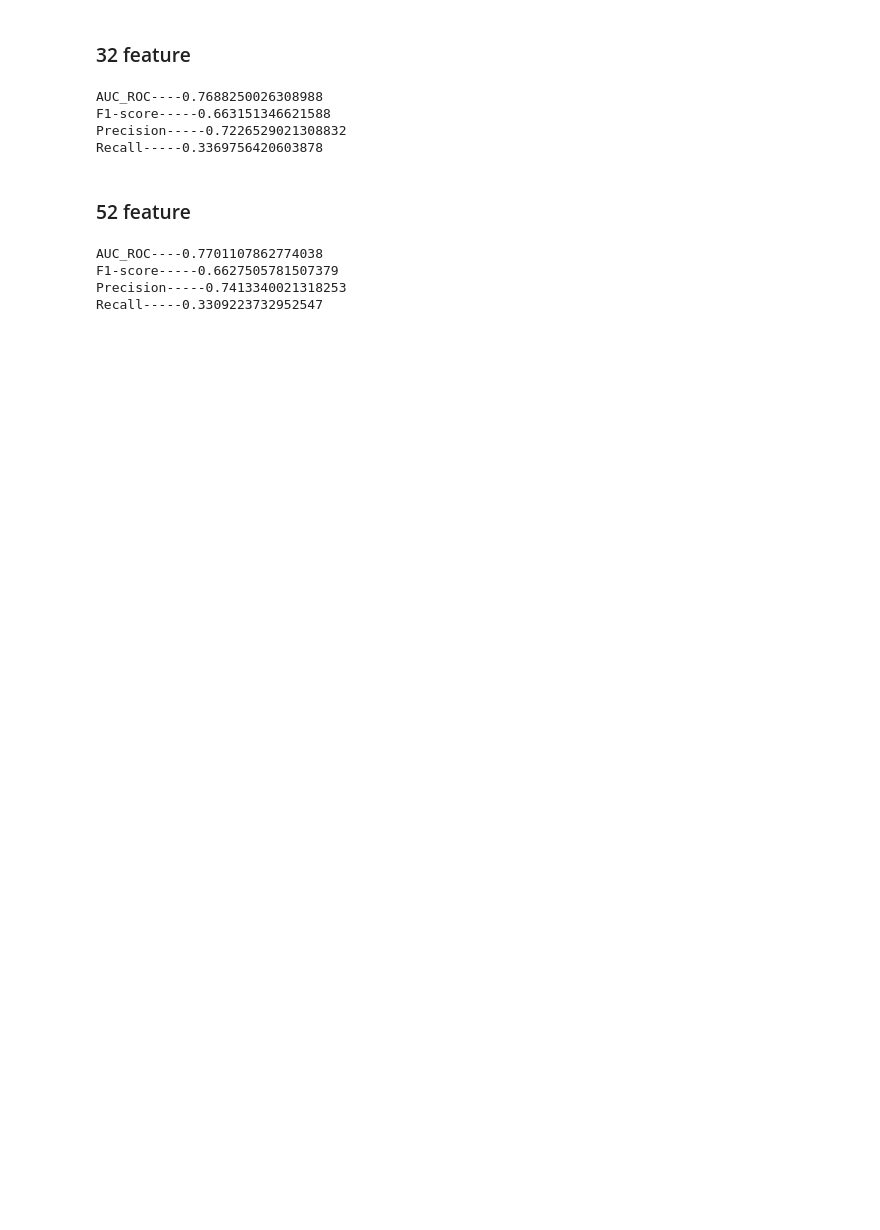
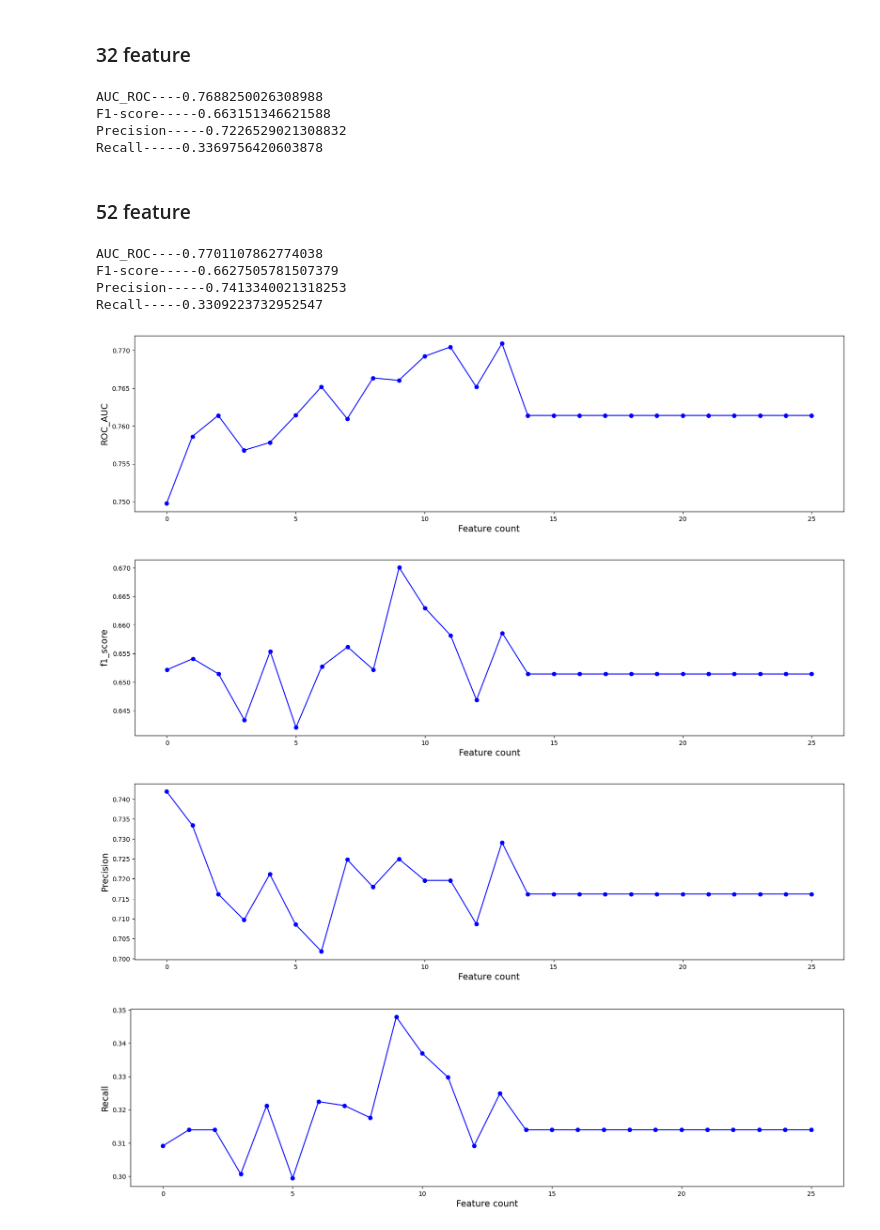
Before and after one commit to Dicere/WB_Internship, a Jupyter notebook: 0_7_Chek_new_feature.ipynb, the cells around one changed output. Saved outputs shown, nothing was run; the diff lists cells and outputs as text; code cells hidden in the pictures; blank space fills up the shorter version.

```diff
--- a/0_7_Chek_new_feature.ipynb
+++ b/0_7_Chek_new_feature.ipynb
@@ -114,6 +132,7 @@ def test_features(columns,N_SPLITS):
     # print(precision)
     cv_scores_Precision[idx] = precision
     cv_scores_Recall[idx] = recall
+  return np.mean(cv_scores_AUC_ROC),np.mean(cv_scores_f1_score),np.mean(cv_scores_Precision),np.mean(cv_scores_Recall)
   print("AUC_ROC----"+str(np.mean(cv_scores_AUC_ROC)))
   print("F1-score-----"+str(np.mean(cv_scores_f1_score)))
   print("Precision-----"+str(np.mean(cv_scores_Precision)))
@@ -184,0 +284,32 @@ Recall-----0.3309223732952547
+# %%
+scores_AUC_ROC=[]
+scores_f1_score=[]
+scores_Precision=[]
+scores_Recall=[]
+for i in feature.keys():
+  auc,f1,pr,rc = test_features(feature[i],N_SPLITS)
+  scores_AUC_ROC.append(auc)
+  scores_f1_score.append(f1)
+  scores_Precision.append(pr)
+  scores_Recall.append(rc)
+scores_dict = {'ROC_AUC':scores_AUC_ROC,
+               'f1_score':scores_f1_score,
+               'Precision':scores_Precision,
+               'Recall':scores_Recall,}
+# %%
+def plot_info(scores,metrics):
+  plt.figure(figsize=(20,5))
+  plt.plot(scores,'-o',color='blue')
+  # plt.scatter([iter],[best_f1], color='blue', s=300, alpha=1)
+  plt.xlabel('Feature count',size=14)
+  plt.ylabel(f'{metrics}',size=14)
+  # plt.title(f'Best F1_Score = {best_f1:.3f} with {len(columns_on_with_best_score)} features',size=18)
+  plt.show()
+# %%
+for i in scores_dict.keys():
+  plot_info(scores_dict[i],i)
+# %% [output]
+[figure, added]
+[figure, added]
+[figure, added]
+[figure, added]
```
Also changed, not shown: parts of 14 cells of this notebook.
